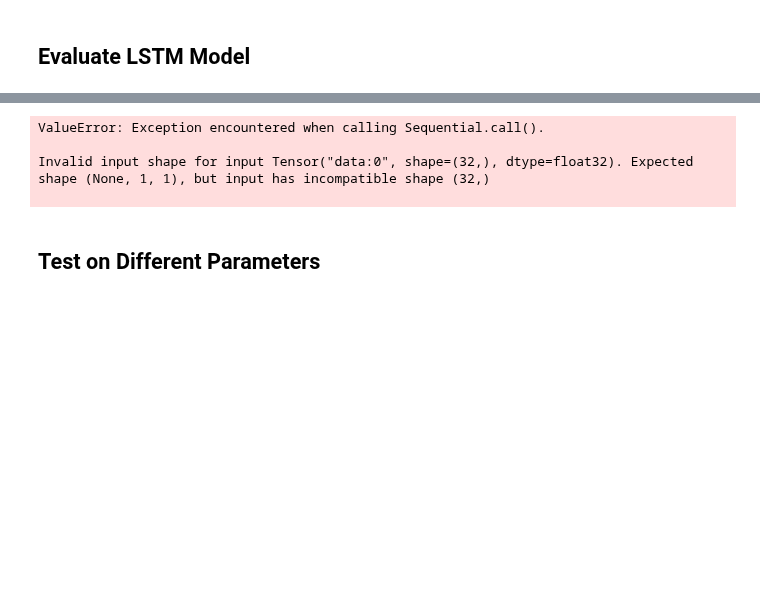
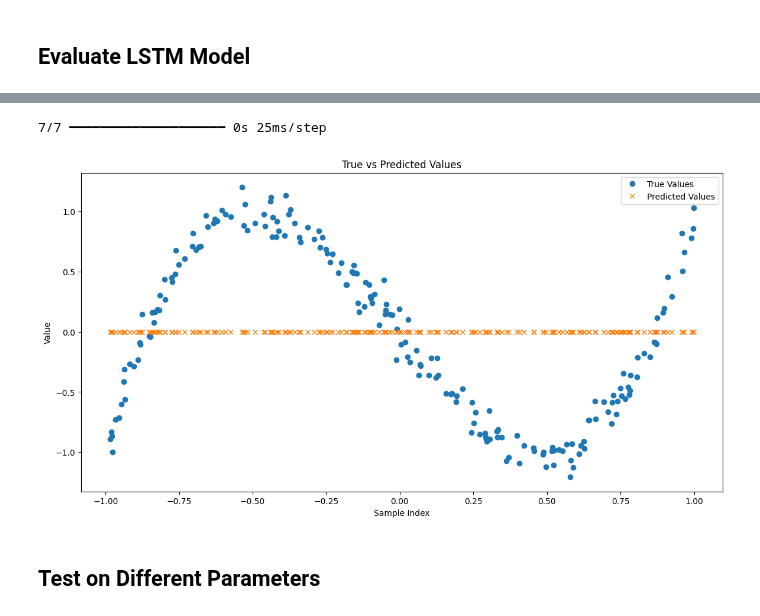
Before and after one commit to busboom-software-studio/PINNiped, a Jupyter notebook: notebooks/maxbusboom/Chebyshev Polynomials and LSTM Training.ipynb, the cells around one changed output, grey strips where cells are left out. Saved outputs shown, nothing was run; the diff lists cells and outputs as text; code cells hidden in the pictures; blank space fills up the shorter version.

```diff
--- a/notebooks/maxbusboom/Chebyshev Polynomials and LSTM Training.ipynb
+++ b/notebooks/maxbusboom/Chebyshev Polynomials and LSTM Training.ipynb
@@ -237,24 +253,22 @@ Test Loss: 0.4934
 Test Accuracy: 0.0000
 # %%
 
-predictions = model.predict(x_test)
-\
+predictions = model.predict(x_test_r)
+
 predictions_flat = predictions.reshape(-1)
 
 # Plotting
 plt.figure(figsize=(14, 7))
-plt.plot(x_test_r, y_test, label='True Values', linestyle='', marker='o')
-plt.plot(x_test_r, predictions_flat, label='Predicted Values', linestyle='', marker='x')
+plt.plot(x_test_r.flatten(), y_test, label='True Values', linestyle='', marker='o')
+plt.plot(x_test_r.flatten(), predictions_flat, label='Predicted Values', linestyle='', marker='x')
 plt.title('True vs Predicted Values')
 plt.xlabel('Sample Index')
 plt.ylabel('Value')
 plt.legend()
 plt.show()
 # %% [output]
-ValueError: Exception encountered when calling Sequential.call().
-
-Invalid input shape for input Tensor("data:0", shape=(32,), dtype=float32). Expected shape (None, 1, 1), but input has incompatible shape (32,)
-
+7/7 ━━━━━━━━━━━━━━━━━━━━ 0s 25ms/step
+[figure, added]
 # %% [markdown]
 ## Test on Different Parameters
 # %%
```
Also changed, not shown: parts of 12 cells of this notebook.
